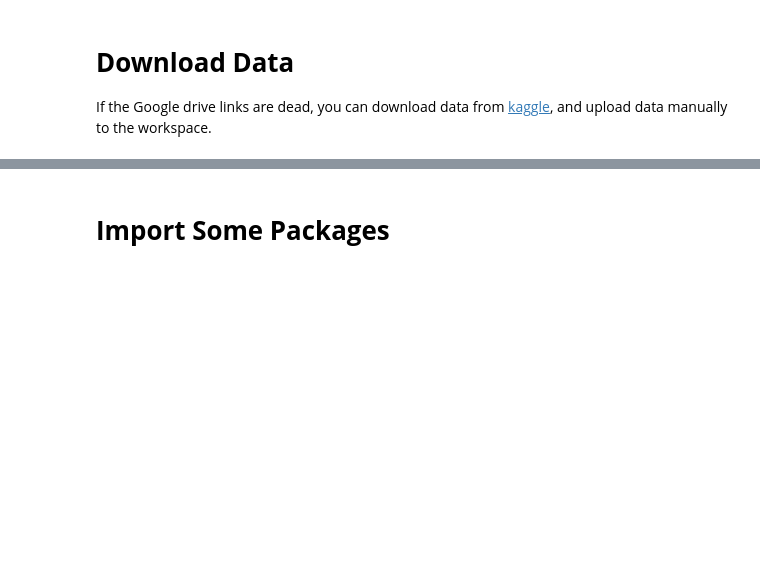
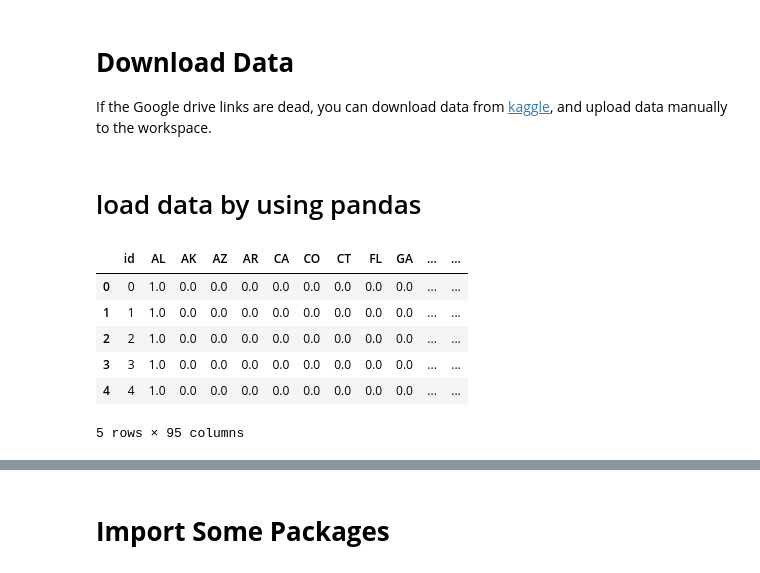
Before and after one commit to Theodora91131/PyTorch_Exercise, a Jupyter notebook: ML2021Spring_HW1.ipynb, the cells around one changed output, grey strips where cells are left out. Cells and saved outputs as stored; diff of their text form; code cells hidden in the pictures; blank space fills up the shorter version.

```diff
--- a/ML2021Spring_HW1.ipynb
+++ b/ML2021Spring_HW1.ipynb
@@ -26,3 +26,5 @@ tt_path = 'covid.test.csv'   # path to testing data
 
 #!gdown --id '19CCyCgJrUxtvgZF53vnctJiOJ23T5mqF' --output covid.train.csv
 #!gdown --id '1CE240jLm2npU-tdz81-oVKEF3T2yfT1O' --output covid.test.csv
+# %% [markdown]
+# load data by using pandas
@@ -28,0 +39,11 @@ tt_path = 'covid.test.csv'   # path to testing data
+# %%
+tr_path = pd.read_csv(tr_path)
+tr_path.head()
+# %% [output]
+|  | id | AL | AK | AZ | AR | CA | CO | CT | FL | GA | ... | ... |
+| 0 | 0 | 1.0 | 0.0 | 0.0 | 0.0 | 0.0 | 0.0 | 0.0 | 0.0 | 0.0 | ... | ... |
+| 1 | 1 | 1.0 | 0.0 | 0.0 | 0.0 | 0.0 | 0.0 | 0.0 | 0.0 | 0.0 | ... | ... |
+| 2 | 2 | 1.0 | 0.0 | 0.0 | 0.0 | 0.0 | 0.0 | 0.0 | 0.0 | 0.0 | ... | ... |
+| 3 | 3 | 1.0 | 0.0 | 0.0 | 0.0 | 0.0 | 0.0 | 0.0 | 0.0 | 0.0 | ... | ... |
+| 4 | 4 | 1.0 | 0.0 | 0.0 | 0.0 | 0.0 | 0.0 | 0.0 | 0.0 | 0.0 | ... | ... |
+5 rows × 95 columns
```
Also changed, not shown: parts of 4 cells of this notebook.
